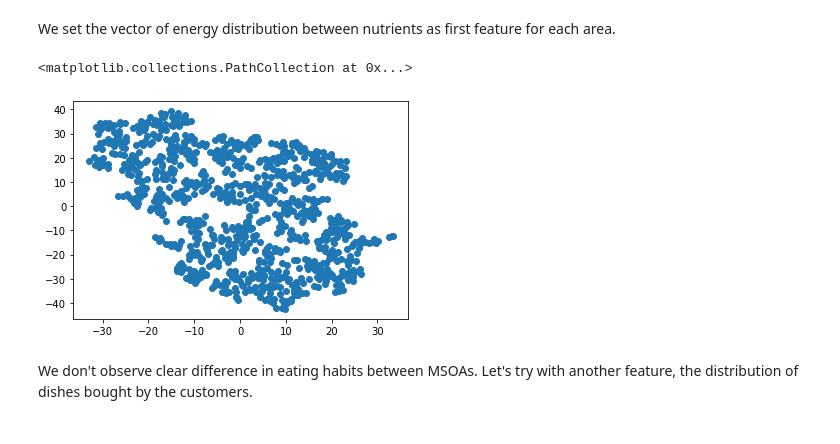
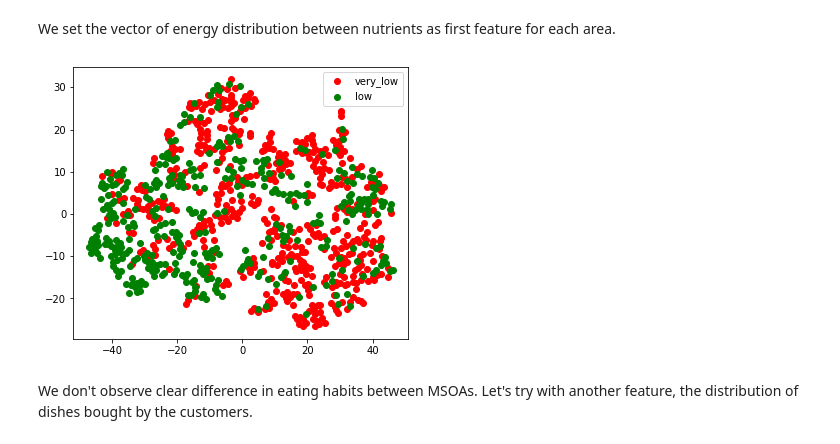
Before and after one commit to epfl-ada/ada-2020-project-milestone-p3-p3_adacadabra, a Jupyter notebook: extension.ipynb, the cells around one changed output. Drawn from its saved outputs; the diff is of its cells as text; code cells hidden in the pictures.

```diff
--- a/extension.ipynb
+++ b/extension.ipynb
@@ -223,6 +232,20 @@ main_df.head(5)
 from sklearn.manifold import TSNE
 # %% [markdown]
 We set the vector of energy distribution between nutrients as first feature for each area.
+# %%
+def tsne_vis(features, main_df):
+    tsne = TSNE(n_components=2,init='pca').fit_transform(main_df[features])
+    plt.figure(figsize=(6, 5))
+    labels = main_df.wealth_class.to_numpy()
+    target_ids = np.unique(labels)
+    colors = 'r', 'g', 'b', 'c', 'm'
+    for i, c, label in zip(target_ids, colors, wealth_class_labels):
+        plt.scatter(tsne[labels == i, 0], tsne[labels == i, 1], c=c, label=label)
+    plt.legend()
+    plt.show()
 # %%
 features=["f_energy_fat","f_energy_fibre","f_energy_protein",
           "f_energy_sugar","f_energy_alcohol"]
+tsne_vis(features, main_df)
+# %% [output]
+[figure, added]
@@ -231,8 +252,3 @@ tsne_nutrients = TSNE(n_components=2).fit_transform(main_df[features])
-# %%
-plt.scatter(tsne_nutrients[:,0],tsne_nutrients[:,1])
-# %% [output]
-<matplotlib.collections.PathCollection at 0x...>
-[figure, removed]
 # %% [markdown]
 We don't observe clear difference in eating habits between MSOAs. Let's try with another feature, the distribution of dishes bought by the customers.
 # %%
```
Also changed, not shown: parts of 9 cells of this notebook.
